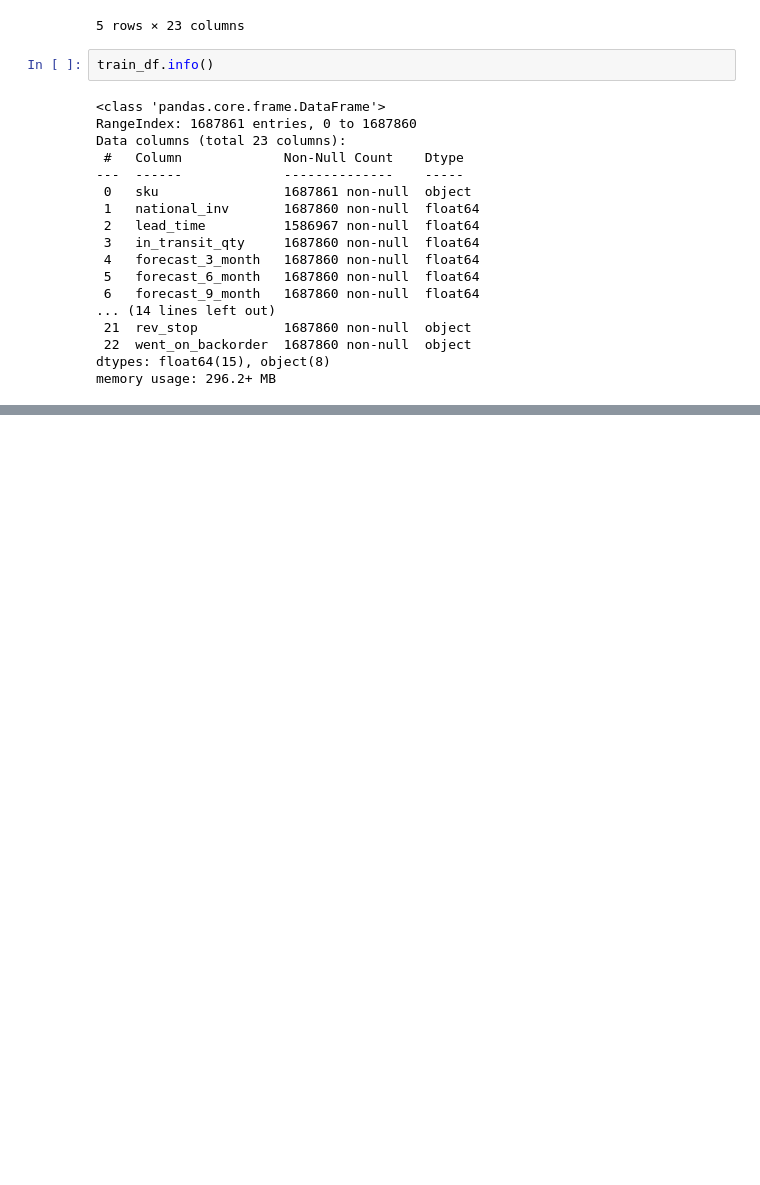
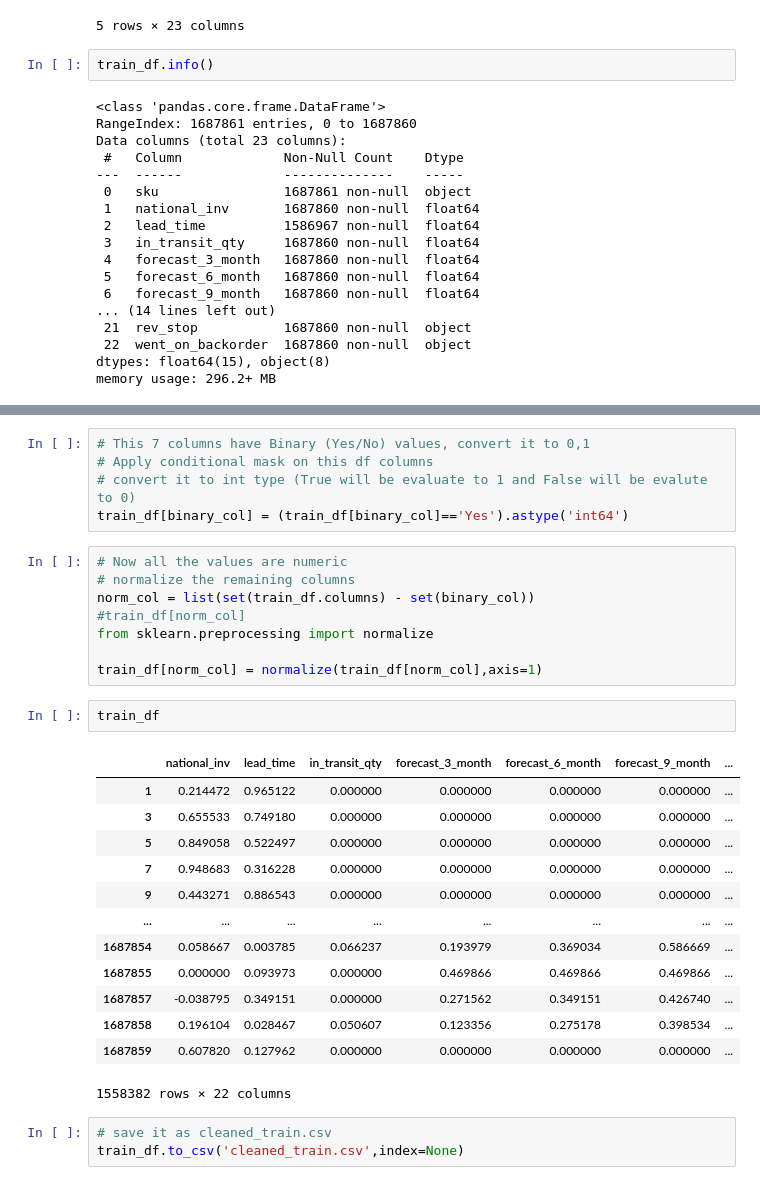
Before and after one commit to PurvanshBarodia/Backorder-Prediction, a Jupyter notebook: Backorder_Prediction.ipynb, the cells around one changed output, grey strips where cells are left out. Cells and saved outputs as stored; diff of their text form; blank space fills up the shorter version.

```diff
--- a/Backorder_Prediction.ipynb
+++ b/Backorder_Prediction.ipynb
@@ -84,0 +224,32 @@ memory usage: 296.2+ MB
+# %%
+# This 7 columns have Binary (Yes/No) values, convert it to 0,1
+# Apply conditional mask on this df columns
+# convert it to int type (True will be evaluate to 1 and False will be evalute to 0)
+train_df[binary_col] = (train_df[binary_col]=='Yes').astype('int64')
+# %%
+# Now all the values are numeric
+# normalize the remaining columns
+norm_col = list(set(train_df.columns) - set(binary_col))
+#train_df[norm_col]
+from sklearn.preprocessing import normalize
+
+train_df[norm_col] = normalize(train_df[norm_col],axis=1)
+# %%
+train_df
+# %% [output]
+|  | national_inv | lead_time | in_transit_qty | forecast_3_month | forecast_6_month | forecast_9_month | ... |
+| 1 | 0.214472 | 0.965122 | 0.000000 | 0.000000 | 0.000000 | 0.000000 | ... |
+| 3 | 0.655533 | 0.749180 | 0.000000 | 0.000000 | 0.000000 | 0.000000 | ... |
+| 5 | 0.849058 | 0.522497 | 0.000000 | 0.000000 | 0.000000 | 0.000000 | ... |
+| 7 | 0.948683 | 0.316228 | 0.000000 | 0.000000 | 0.000000 | 0.000000 | ... |
+| 9 | 0.443271 | 0.886543 | 0.000000 | 0.000000 | 0.000000 | 0.000000 | ... |
+| ... | ... | ... | ... | ... | ... | ... | ... |
+| 1687854 | 0.058667 | 0.003785 | 0.066237 | 0.193979 | 0.369034 | 0.586669 | ... |
+| 1687855 | 0.000000 | 0.093973 | 0.000000 | 0.469866 | 0.469866 | 0.469866 | ... |
+| 1687857 | -0.038795 | 0.349151 | 0.000000 | 0.271562 | 0.349151 | 0.426740 | ... |
+| 1687858 | 0.196104 | 0.028467 | 0.050607 | 0.123356 | 0.275178 | 0.398534 | ... |
+| 1687859 | 0.607820 | 0.127962 | 0.000000 | 0.000000 | 0.000000 | 0.000000 | ... |
+1558382 rows × 22 columns
+# %%
+# save it as cleaned_train.csv
+train_df.to_csv('cleaned_train.csv',index=None)
```
Also changed, not shown: parts of 17 cells of this notebook.
